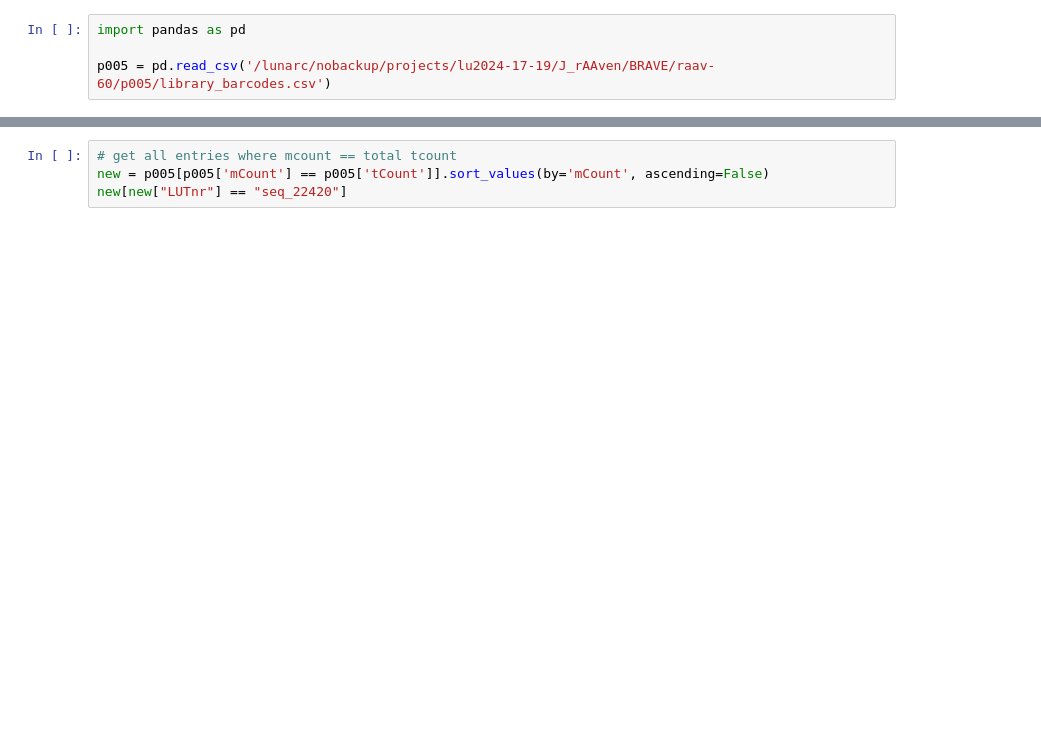
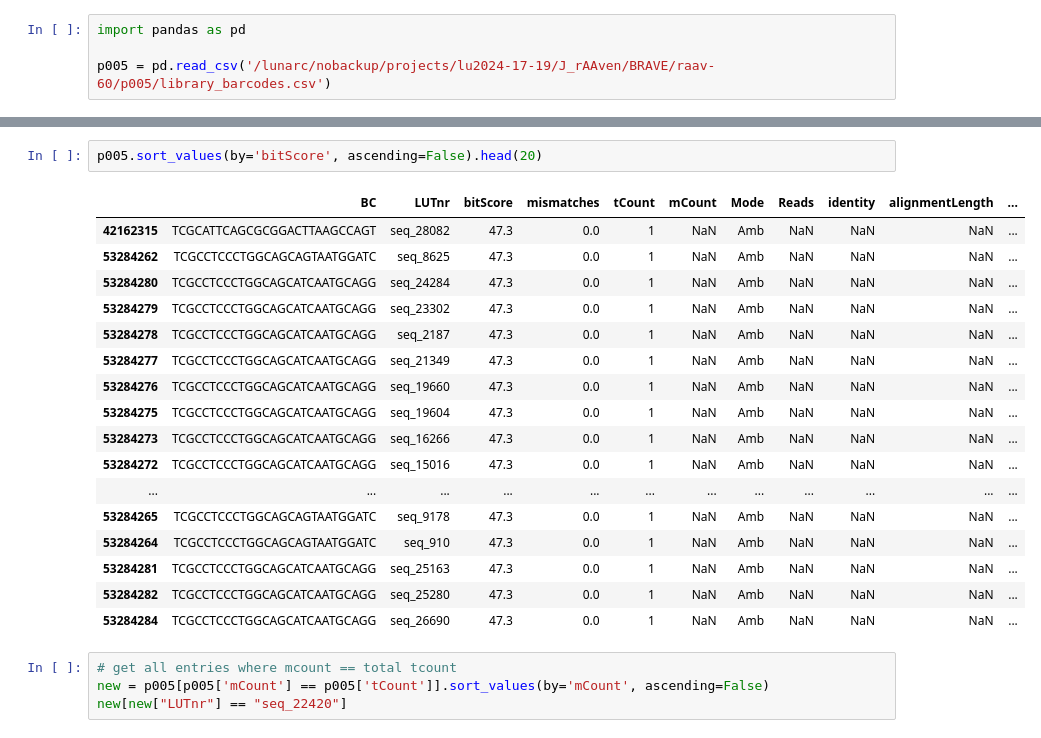
Before and after one commit to JaSt17/raaven_Pipeline, a Jupyter notebook: Python_Scripts/Jupyter_notebooks/test.ipynb, the cells around one changed output, grey strips where cells are left out. Drawn from its saved outputs; the diff is of its cells as text; blank space fills up the shorter version.

```diff
--- a/Python_Scripts/Jupyter_notebooks/test.ipynb
+++ b/Python_Scripts/Jupyter_notebooks/test.ipynb
@@ -25,3 +33,23 @@ p005.sort_values(by='mCount', ascending=False).head(20)
+# %%
+p005.sort_values(by='bitScore', ascending=False).head(20)
+# %% [output]
+|  | BC | LUTnr | bitScore | mismatches | tCount | mCount | Mode | Reads | identity | alignmentLength | ... |
+| 42162315 | TCGCATTCAGCGCGGACTTAAGCCAGT | seq_28082 | 47.3 | 0.0 | 1 | NaN | Amb | NaN | NaN | NaN | ... |
+| 53284262 | TCGCCTCCCTGGCAGCAGTAATGGATC | seq_8625 | 47.3 | 0.0 | 1 | NaN | Amb | NaN | NaN | NaN | ... |
+| 53284280 | TCGCCTCCCTGGCAGCATCAATGCAGG | seq_24284 | 47.3 | 0.0 | 1 | NaN | Amb | NaN | NaN | NaN | ... |
+| 53284279 | TCGCCTCCCTGGCAGCATCAATGCAGG | seq_23302 | 47.3 | 0.0 | 1 | NaN | Amb | NaN | NaN | NaN | ... |
+| 53284278 | TCGCCTCCCTGGCAGCATCAATGCAGG | seq_2187 | 47.3 | 0.0 | 1 | NaN | Amb | NaN | NaN | NaN | ... |
+| 53284277 | TCGCCTCCCTGGCAGCATCAATGCAGG | seq_21349 | 47.3 | 0.0 | 1 | NaN | Amb | NaN | NaN | NaN | ... |
+| 53284276 | TCGCCTCCCTGGCAGCATCAATGCAGG | seq_19660 | 47.3 | 0.0 | 1 | NaN | Amb | NaN | NaN | NaN | ... |
+| 53284275 | TCGCCTCCCTGGCAGCATCAATGCAGG | seq_19604 | 47.3 | 0.0 | 1 | NaN | Amb | NaN | NaN | NaN | ... |
+| 53284273 | TCGCCTCCCTGGCAGCATCAATGCAGG | seq_16266 | 47.3 | 0.0 | 1 | NaN | Amb | NaN | NaN | NaN | ... |
+| 53284272 | TCGCCTCCCTGGCAGCATCAATGCAGG | seq_15016 | 47.3 | 0.0 | 1 | NaN | Amb | NaN | NaN | NaN | ... |
+| ... | ... | ... | ... | ... | ... | ... | ... | ... | ... | ... | ... |
+| 53284265 | TCGCCTCCCTGGCAGCAGTAATGGATC | seq_9178 | 47.3 | 0.0 | 1 | NaN | Amb | NaN | NaN | NaN | ... |
+| 53284264 | TCGCCTCCCTGGCAGCAGTAATGGATC | seq_910 | 47.3 | 0.0 | 1 | NaN | Amb | NaN | NaN | NaN | ... |
+| 53284281 | TCGCCTCCCTGGCAGCATCAATGCAGG | seq_25163 | 47.3 | 0.0 | 1 | NaN | Amb | NaN | NaN | NaN | ... |
+| 53284282 | TCGCCTCCCTGGCAGCATCAATGCAGG | seq_25280 | 47.3 | 0.0 | 1 | NaN | Amb | NaN | NaN | NaN | ... |
+| 53284284 | TCGCCTCCCTGGCAGCATCAATGCAGG | seq_26690 | 47.3 | 0.0 | 1 | NaN | Amb | NaN | NaN | NaN | ... |
 # %%
 # get all entries where mcount == total tcount
 new = p005[p005['mCount'] == p005['tCount']].sort_values(by='mCount', ascending=False)
```
Also changed, not shown: parts of 2 cells of this notebook, 6 other files.
